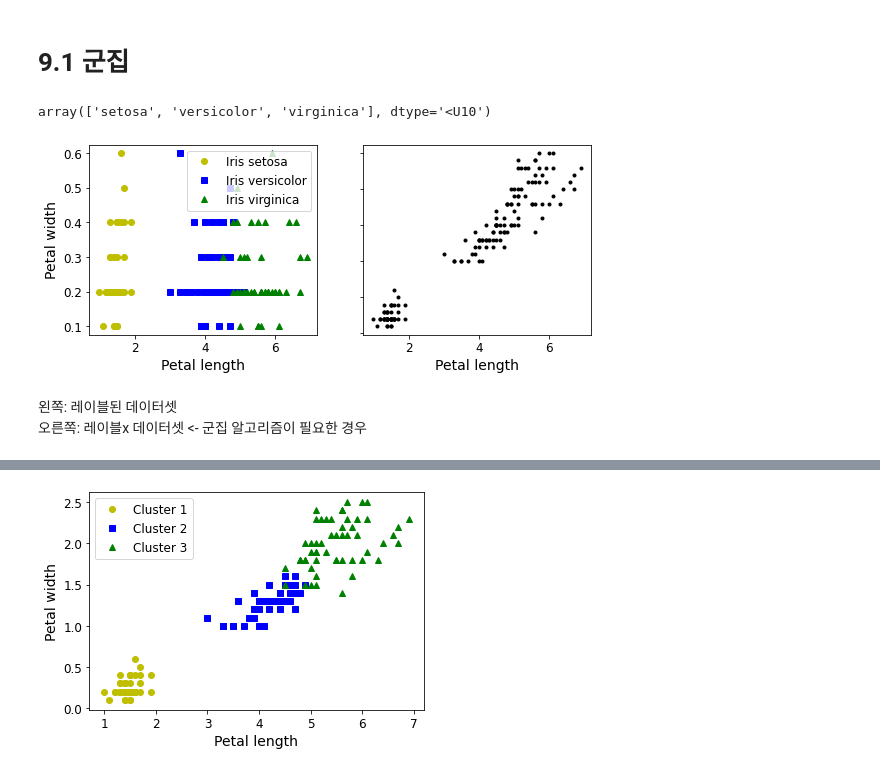
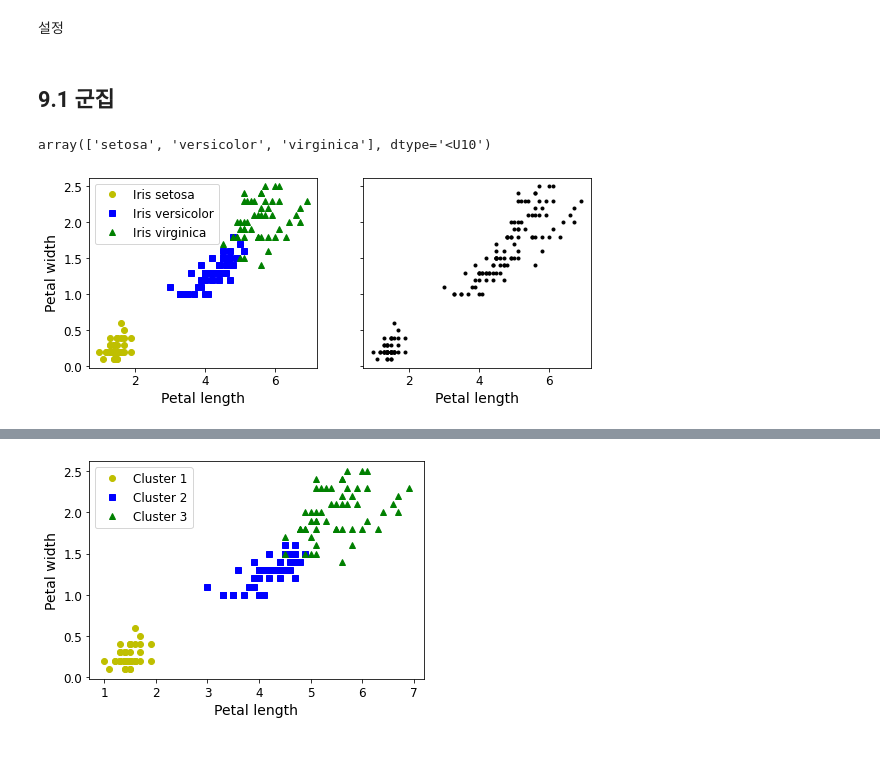
Before and after one commit to kxdah/HandsOnML, a Jupyter notebook: 09_unsupervised_learning.ipynb, the cells around one changed output, grey strips where cells are left out. Saved outputs shown, nothing was run; the diff lists cells and outputs as text; code cells hidden in the pictures.

```diff
--- a/09_unsupervised_learning.ipynb
+++ b/09_unsupervised_learning.ipynb
@@ -3,3 +3,5 @@
+# %% [markdown]
+설정
 # %%
 # 파이썬 ≥3.5 필수
 import sys
@@ -32,4 +28,4 @@ os.makedirs(IMAGES_PATH, exist_ok=True)
 # %% [markdown]
-# 9.1 군집
+## 9.1 군집
 # %%
 # 군집(비지도 학습) vs 분류(지도 학습)
@@ -45,24 +40,21 @@ array(['setosa', 'versicolor', 'virginica'], dtype='<U10')
 # %%
 plt.figure(figsize = (9, 3.5))
 
 plt.subplot(121)
 plt.plot(X[y==0, 2], X[y==0, 3], "yo", label="Iris setosa")
-plt.plot(X[y==1, 2], X[y==0, 3], "bs", label="Iris versicolor")
-plt.plot(X[y==2, 2], X[y==0, 3], "g^", label="Iris virginica")
+plt.plot(X[y==1, 2], X[y==1, 3], "bs", label="Iris versicolor")
+plt.plot(X[y==2, 2], X[y==2, 3], "g^", label="Iris virginica")
 plt.xlabel("Petal length", fontsize = 14)
 plt.ylabel("Petal width", fontsize = 14)
 plt.legend(fontsize = 12)
 
 plt.subplot(122)
 plt.scatter(X[:, 2], X[:, 3], c = "k", marker = ".")
 plt.xlabel("Petal length", fontsize = 14)
 plt.tick_params(labelleft = False)
 
 plt.show()
 # %% [output]
-[figure, old version]
+[figure, new version]
-# %% [markdown]
-왼쪽: 레이블된 데이터셋
-오른쪽: 레이블x 데이터셋 <- 군집 알고리즘이 필요한 경우
 # %%
 # 가우시안 혼합 모델은 3개의 클러스터를 잘 나눌 수 있다.
```
Also changed, not shown: parts of 20 cells of this notebook.
